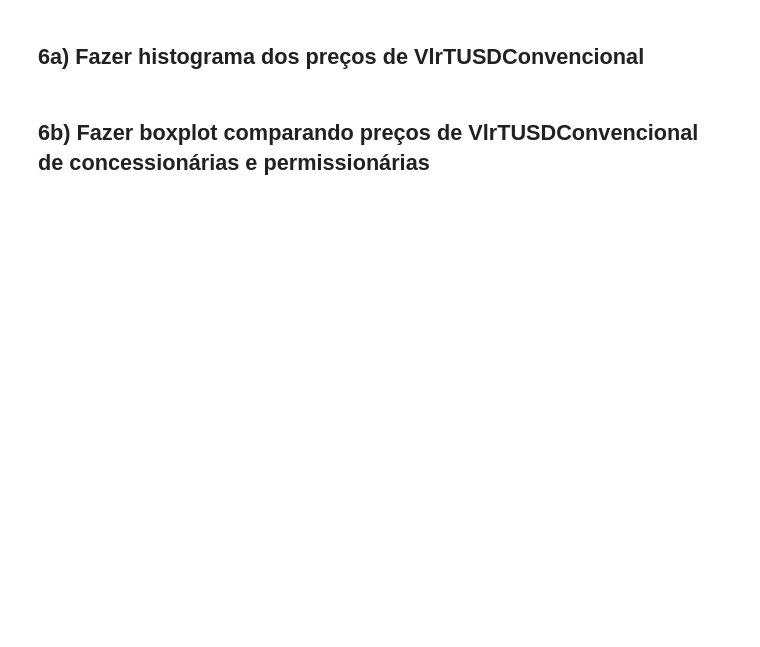
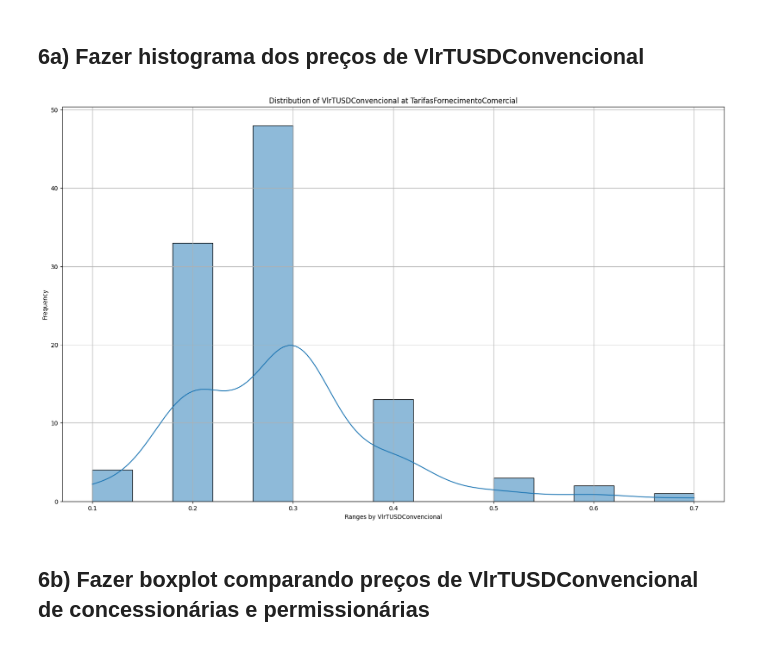
Before and after one commit to VitorGuedes22/StatPy, a Jupyter notebook: exercise1/Lista1Entrega.ipynb, the cells around one changed output. Drawn from its saved outputs; the diff is of its cells as text; code cells hidden in the pictures; blank space fills up the shorter version.

```diff
--- a/exercise1/Lista1Entrega.ipynb
+++ b/exercise1/Lista1Entrega.ipynb
@@ -402,5 +443,16 @@ dados.head()
 # %% [markdown]
 ## 6a) Fazer histograma dos preços de VlrTUSDConvencional
+# %%
+dados['VlrTUSDConvencionalInterval'] = (dados['VlrTUSDConvencional'] * 10).astype(int) / 10
+
+fig = plt.figure(figsize=(20, 12))
+sns.histplot(data=dados, x='VlrTUSDConvencionalInterval', kde=True)
+plt.title('Distribution of VlrTUSDConvencional at TarifasFornecimentoComercial')
+plt.xlabel('Ranges by VlrTUSDConvencional')
+plt.ylabel('Frequency')
+plt.grid(True)
+# %% [output]
+[figure, added]
 # %% [markdown]
 
 ## 6b) Fazer boxplot comparando preços de VlrTUSDConvencional 	 de concessionárias e permissionárias
```
Also changed, not shown: parts of 6 cells of this notebook.
